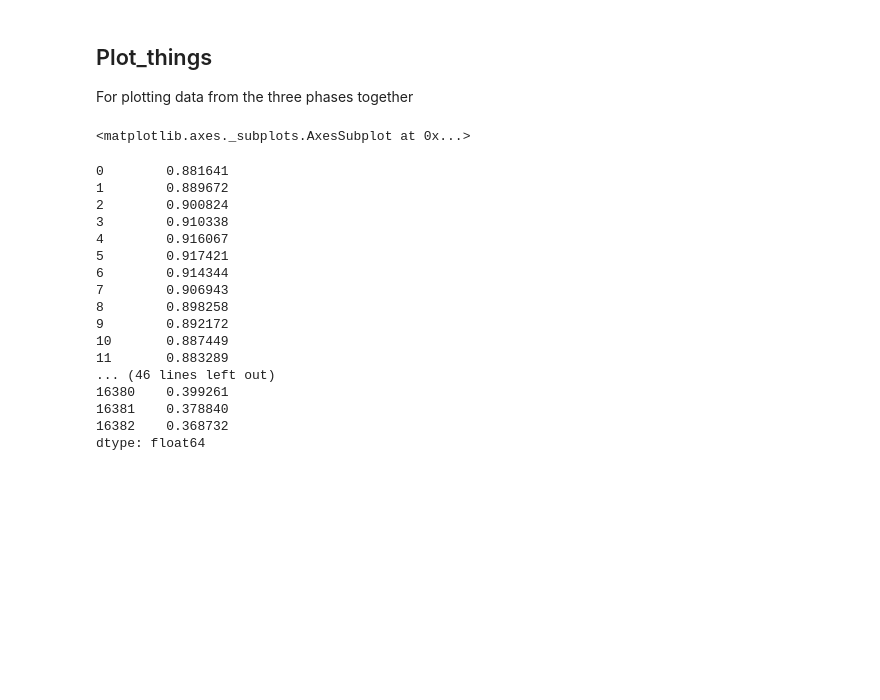
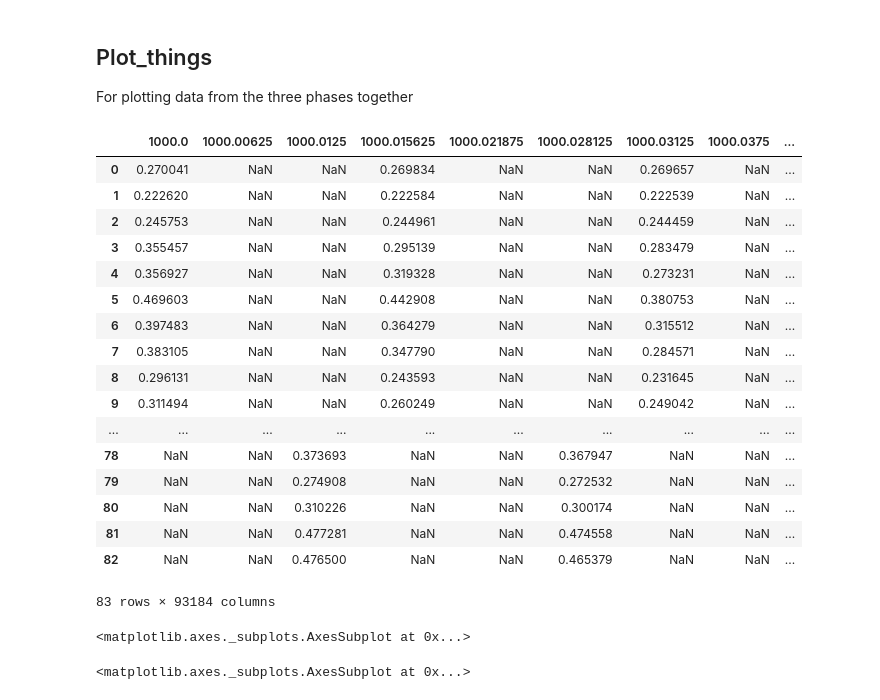
Before and after one commit to etsmit/CHILES_uvsub, a Jupyter notebook: Plot_things.ipynb, the cells around one changed output. Saved outputs shown, nothing was run; the diff lists cells and outputs as text; code cells hidden in the pictures; blank space fills up the shorter version.

```diff
--- a/Plot_things.ipynb
+++ b/Plot_things.ipynb
@@ -30,4 +40,36 @@ for xls in trunc_xls:
+# %%
+full_dfs={}
+full_dfs['phase1full']=phase1full
+full_dfs['phase2full']=phase2full
+full_dfs['phase3full']=phase3full
+
+all_phases=pd.concat(full_dfs,axis=0)
+#all_phases.sort(axis=1,inplace=True)
+all_phases.index=range(0,83)
+# %%
+all_phases
+# %% [output]
+|  | 1000.0 | 1000.00625 | 1000.0125 | 1000.015625 | 1000.021875 | 1000.028125 | 1000.03125 | 1000.0375 | ... |
+| 0 | 0.270041 | NaN | NaN | 0.269834 | NaN | NaN | 0.269657 | NaN | ... |
+| 1 | 0.222620 | NaN | NaN | 0.222584 | NaN | NaN | 0.222539 | NaN | ... |
+| 2 | 0.245753 | NaN | NaN | 0.244961 | NaN | NaN | 0.244459 | NaN | ... |
+| 3 | 0.355457 | NaN | NaN | 0.295139 | NaN | NaN | 0.283479 | NaN | ... |
+| 4 | 0.356927 | NaN | NaN | 0.319328 | NaN | NaN | 0.273231 | NaN | ... |
+| 5 | 0.469603 | NaN | NaN | 0.442908 | NaN | NaN | 0.380753 | NaN | ... |
+| 6 | 0.397483 | NaN | NaN | 0.364279 | NaN | NaN | 0.315512 | NaN | ... |
+| 7 | 0.383105 | NaN | NaN | 0.347790 | NaN | NaN | 0.284571 | NaN | ... |
+| 8 | 0.296131 | NaN | NaN | 0.243593 | NaN | NaN | 0.231645 | NaN | ... |
+| 9 | 0.311494 | NaN | NaN | 0.260249 | NaN | NaN | 0.249042 | NaN | ... |
+| ... | ... | ... | ... | ... | ... | ... | ... | ... | ... |
+| 78 | NaN | NaN | 0.373693 | NaN | NaN | 0.367947 | NaN | NaN | ... |
+| 79 | NaN | NaN | 0.274908 | NaN | NaN | 0.272532 | NaN | NaN | ... |
+| 80 | NaN | NaN | 0.310226 | NaN | NaN | 0.300174 | NaN | NaN | ... |
+| 81 | NaN | NaN | 0.477281 | NaN | NaN | 0.474558 | NaN | NaN | ... |
+| 82 | NaN | NaN | 0.476500 | NaN | NaN | 0.465379 | NaN | NaN | ... |
+83 rows × 93184 columns
 # %%
-#plot waterfall phase 1
-sns.heatmap(phase_dfs['phase1_waterfall_trun.xlsx'])
+#plot waterfall phase 1 csv
+sns.heatmap(phase1full)
+# %% [output]
+<matplotlib.axes._subplots.AxesSubplot at 0x...>
 # %%
@@ -39,14 +81,7 @@ sns.heatmap(phase_dfs['phase3_waterfall_trun.xlsx'])
-# %%
-#combine all three and plot all at once?
-# 2: combine full dataframes using concat axis 0
-# 3: fix NaNs
-# 4: plot
-
-all_phases=pd.concat(full_dfs,axis=0)
-
-sns.heatmap(all_phases)
-# %% [output]
-<matplotlib.axes._subplots.AxesSubplot at 0x...>
+# %%
+sns.heatmap(all_phases,xticklabels=6656)
+# %% [output]
+<matplotlib.axes._subplots.AxesSubplot at 0x...>
 # %%
 #plot cumulative averages of each phase on same plot
 ave_dfs={}
@@ -61,23 +96,3 @@ for df in ave_dfs.keys():
         ax = ave_dfs[df].plot(grid=True,yticks=[0.1,0.2,0.3,0.4,0.5,0.6,0.7,0.8,0.9,1],legend=True)
         nplt=nplt+1
 #phase_123_freq_aves.tiff
-# %%
-ave_dfs[full_xls[0]].columns
-# %% [output]
-0        0.881641
-1        0.889672
-2        0.900824
-3        0.910338
-4        0.916067
-5        0.917421
-6        0.914344
-7        0.906943
-8        0.898258
-9        0.892172
-10       0.887449
-11       0.883289
-... (46 lines left out)
-16380    0.399261
-16381    0.378840
-16382    0.368732
-dtype: float64
```
Also changed, not shown: parts of 11 cells of this notebook, 11 other files.
